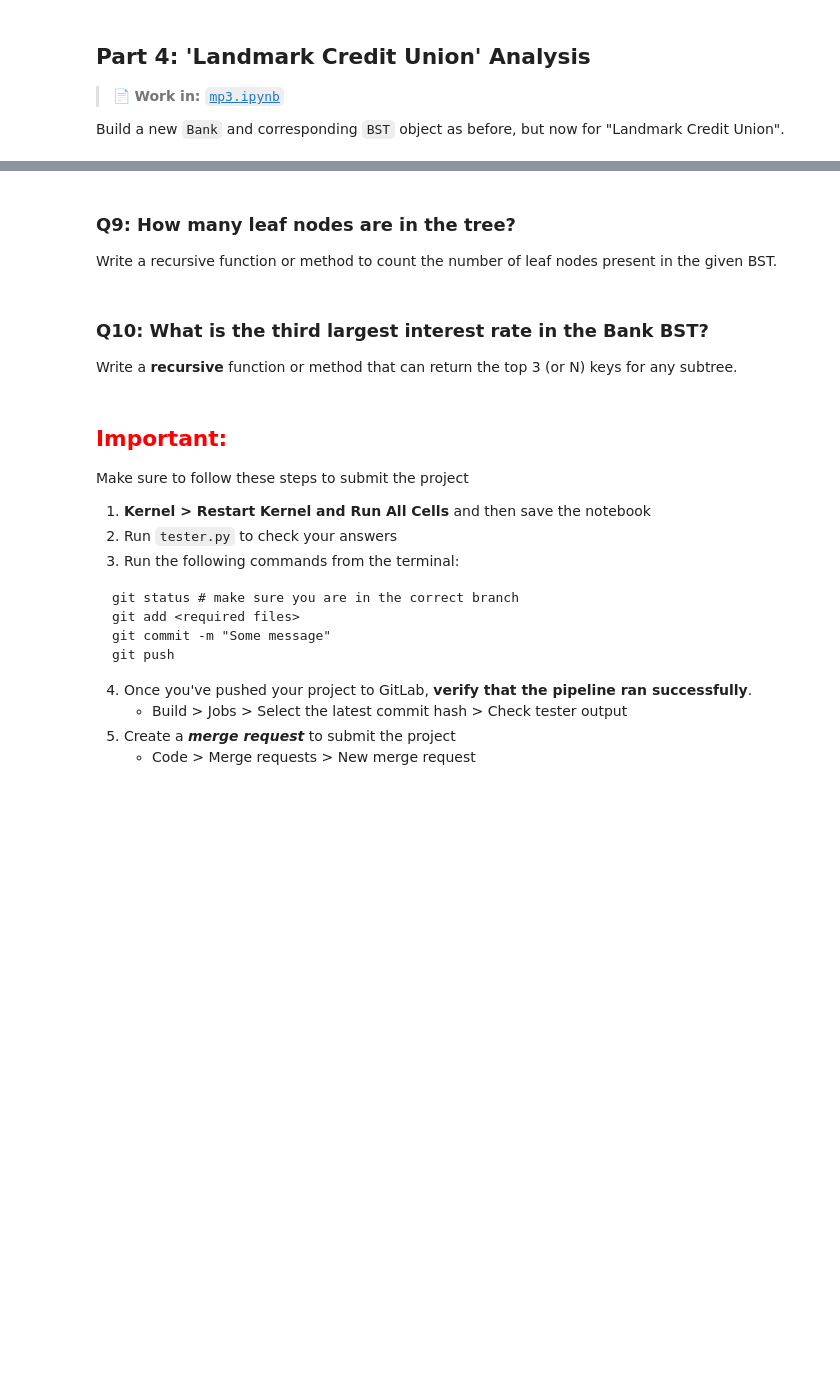
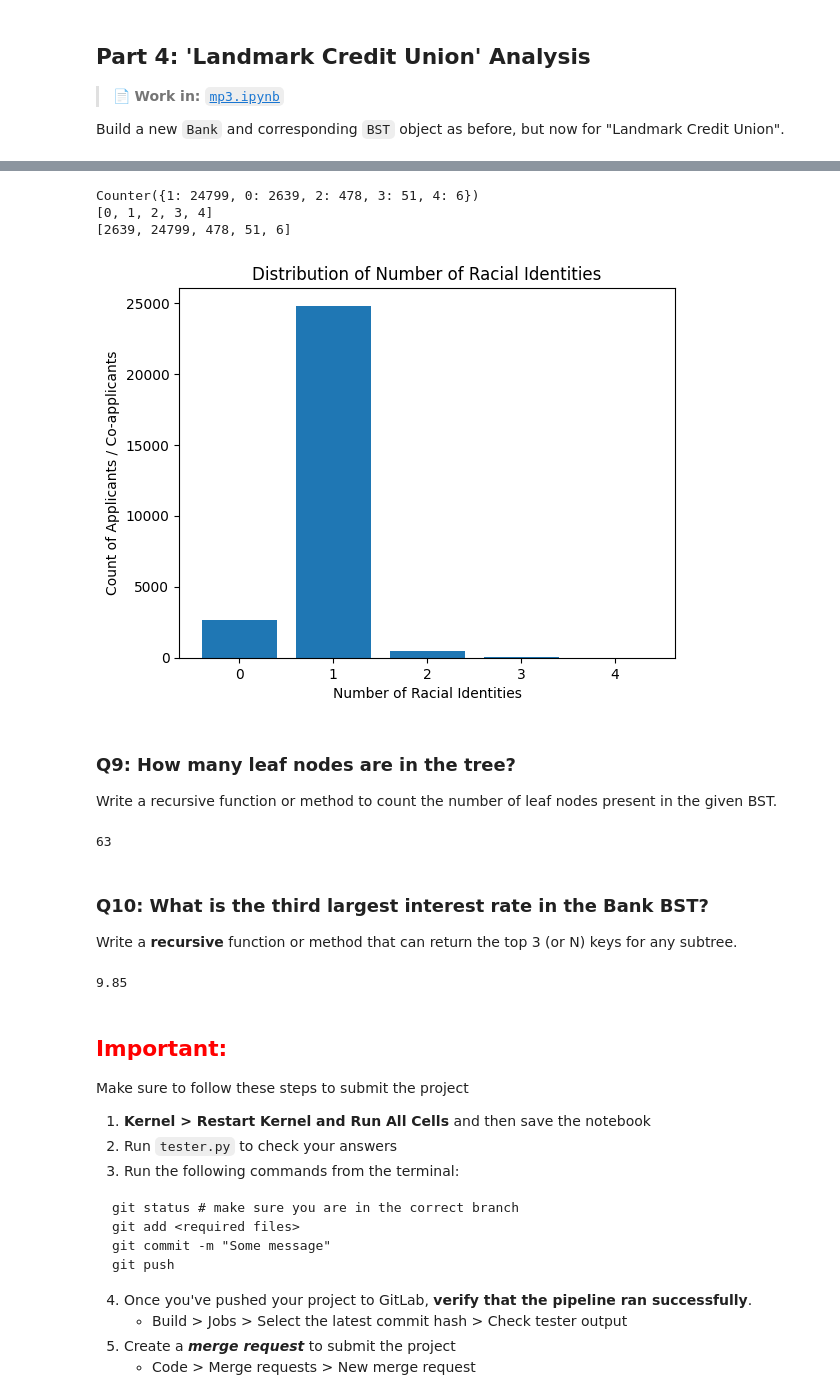
Before and after one commit to ervardaan/cs320-uwmadison-summer2025, a Jupyter notebook: projects/mp3/mp3.ipynb, the cells around one changed output, grey strips where cells are left out. Drawn from its saved outputs; the diff is of its cells as text; code cells hidden in the pictures; blank space fills up the shorter version.

```diff
--- a/projects/mp3/mp3.ipynb
+++ b/projects/mp3/mp3.ipynb
@@ -328,30 +499,55 @@ corresponding values should be as follows:
 # %%
 #Q8
 
-# ADD CODE HERE
+
+race_counts = Counter(
+    len(app.race)
+    for loan in bankLCU.loan_list
+    for app  in loan.applicants
+)
+print(race_counts)
 
 fig, ax = plt.subplots()
-
-# PLOT HERE
+x_vals = sorted(race_counts.keys())
+print(x_vals)
+y_vals = [race_counts[k] for k in x_vals]
+print(y_vals)
+ax.bar(x_vals, y_vals)
+ax.set_title("Distribution of Number of Racial Identities")
+ax.set_xlabel("Number of Racial Identities")
+ax.set_ylabel("Count of Applicants / Co‑applicants")
 
 # IMPORTANT -- Do not remove --
 with open("Q8.pkl", "wb") as f:
     pickle.dump(fig, f)
 
 plt.show()
 plt.close(fig)
+# %% [output]
+Counter({1: 24799, 0: 2639, 2: 478, 3: 51, 4: 6})
+[0, 1, 2, 3, 4]
+[2639, 24799, 478, 51, 6]
+[figure, added]
 # %% [markdown]
 ### Q9: How many leaf nodes are in the tree?
 
 Write a recursive function or method to count the number of leaf nodes present in the given BST.
 # %%
 #Q9
+treeLCU.countLeafNodes()
+# %% [output]
+63
 # %% [markdown]
 ### Q10: What is the third largest interest rate in the Bank BST?
 
 Write a **recursive** function or method that can return the top 3 (or N) keys for any subtree.
 # %%
 #Q10
+top_3_rates = treeLCU.top_n(3)
+third_largest = top_3_rates[-1]
+third_largest
+# %% [output]
+9.85
 # %% [markdown]
 ## <span style="color:red">Important:</span>
 Make sure to follow these steps to submit the project
```
Also changed, not shown: parts of 18 cells of this notebook, 9 other files.
